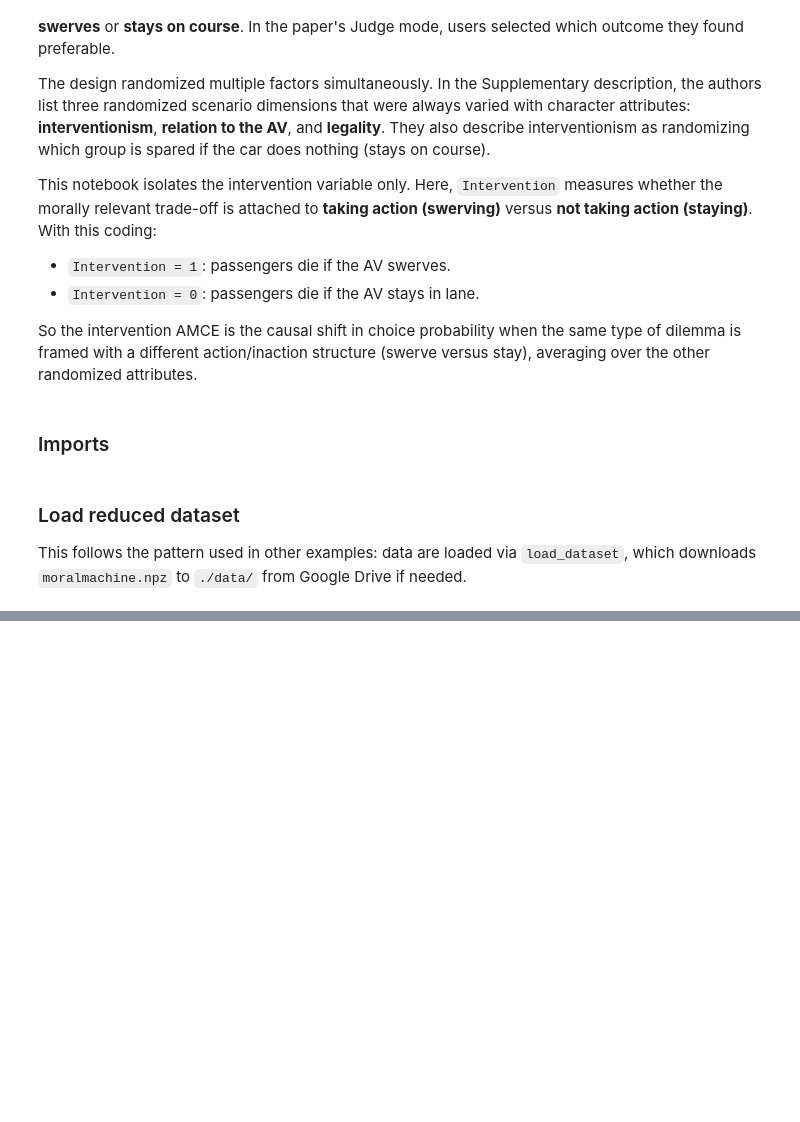
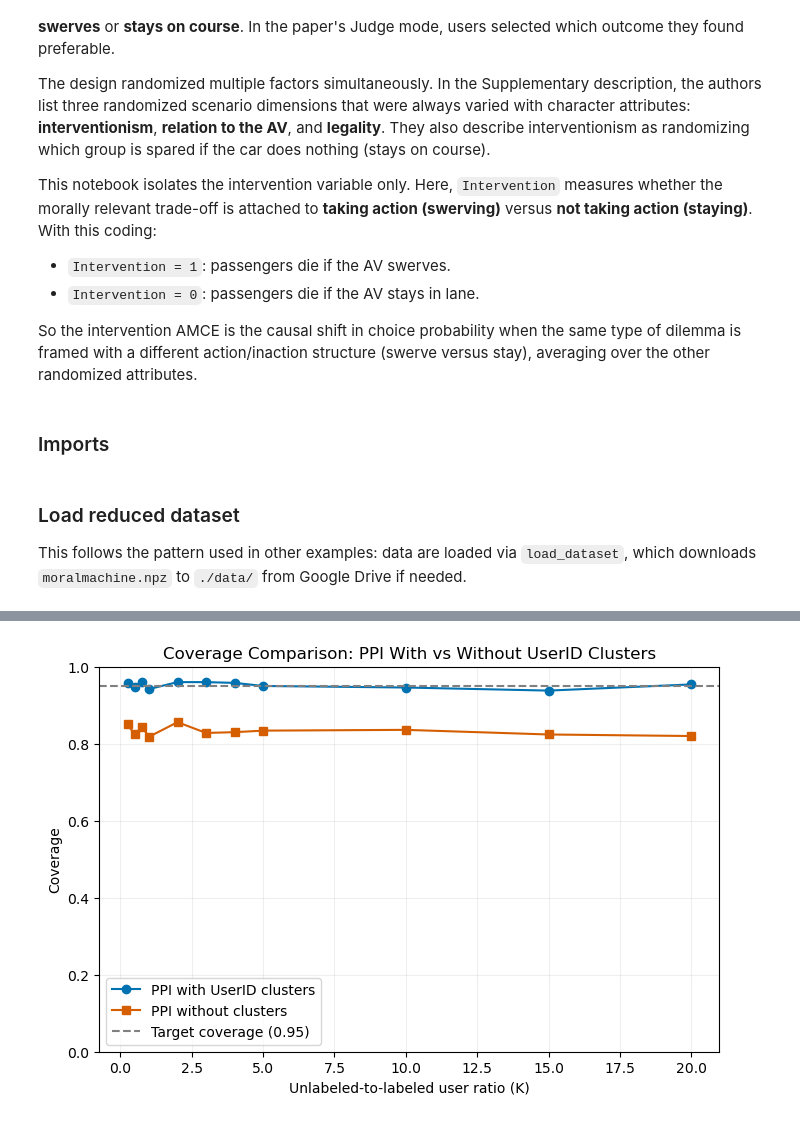
Before and after one commit to davidbroska/ppi_py, a Jupyter notebook: examples/moralmachine.ipynb, the cells around one changed output, grey strips where cells are left out. Cells and saved outputs as stored; diff of their text form; code cells hidden in the pictures; blank space fills up the shorter version.

Commit message:
coverage simulation

```diff
--- a/examples/moralmachine.ipynb
+++ b/examples/moralmachine.ipynb
@@ -201,0 +79,12 @@ summary
+# %%
+alpha = 0.05
+
+dd_true = df.dropna(subset=['Saved']).copy()
+X_full = sm.add_constant(dd_true['Intervention'])
+fit_true = sm.WLS(dd_true['Saved'], X_full, weights=dd_true['weights']).fit(
+    cov_type='cluster',
+    cov_kwds={'groups': dd_true['UserID']}
+)
+true_beta = fit_true.params['Intervention']
+
+print(f'True beta (Intervention): {true_beta:.6f}')
@@ -201,0 +95,9 @@ summary
+# %%
+n_users = 500
+K = [0.25, 0.5, 0.75, 1.0, 2.0, 3.0, 4.0, 5.0, 10.0, 15.0, 20.0]
+reps = 500
+rng = np.random.default_rng(2026)
+
+print('n_users =', n_users)
+print('K =', K)
+print('reps =', reps)
@@ -201,0 +203,26 @@ summary
+# %%
+plt.figure(figsize=(8, 5))
+plt.plot(
+    coverage_results['K'],
+    coverage_results['coverage_cluster'],
+    marker='o',
+    color='#0072B2',
+    label='PPI with UserID clusters',
+)
+plt.plot(
+    coverage_results['K'],
+    coverage_results['coverage_no_cluster'],
+    marker='s',
+    color='#D55E00',
+    label='PPI without clusters',
+)
+plt.axhline(0.95, linestyle='--', color='gray', label='Target coverage (0.95)')
+plt.ylim(0, 1)
+plt.xlabel('Unlabeled-to-labeled user ratio (K)')
+plt.ylabel('Coverage')
+plt.title('Coverage Comparison: PPI With vs Without UserID Clusters')
+plt.grid(alpha=0.2)
+plt.legend()
+plt.show()
+# %% [output]
+[figure, added]
```
Also changed, not shown: parts of 17 cells of this notebook, 2 other files.
